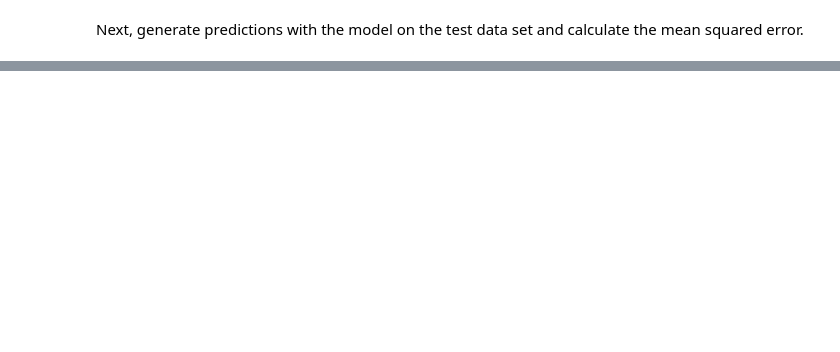
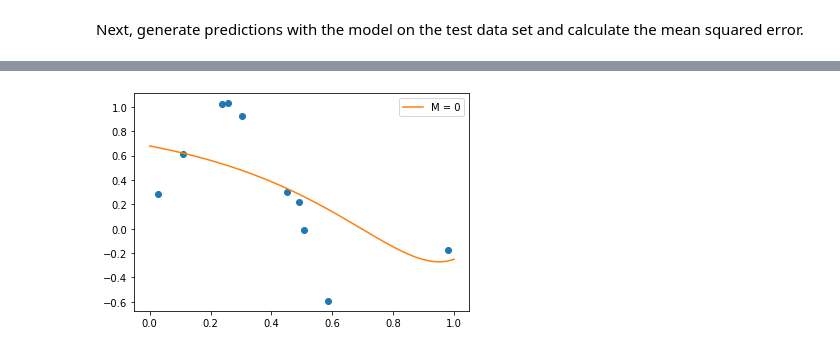
Before and after one commit to jjames71396/Assignment2, a Jupyter notebook: Assignment2.ipynb, the cells around one changed output, grey strips where cells are left out. Cells and saved outputs as stored; diff of their text form; code cells hidden in the pictures; blank space fills up the shorter version.

```diff
--- a/Assignment2.ipynb
+++ b/Assignment2.ipynb
@@ -270,0 +247,4 @@ array([0.19677587], dtype=float32)
+# %%
+visualize(ninth_model, train_x, train_y)
+# %% [output]
+[figure, added]
```
Also changed, not shown: parts of 52 cells of this notebook.
